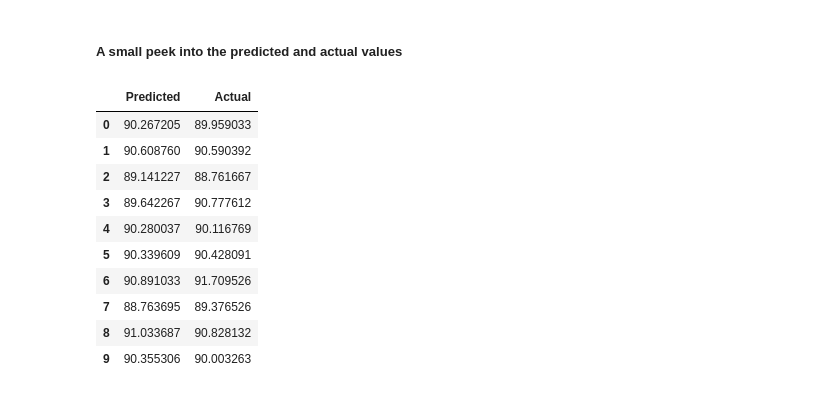
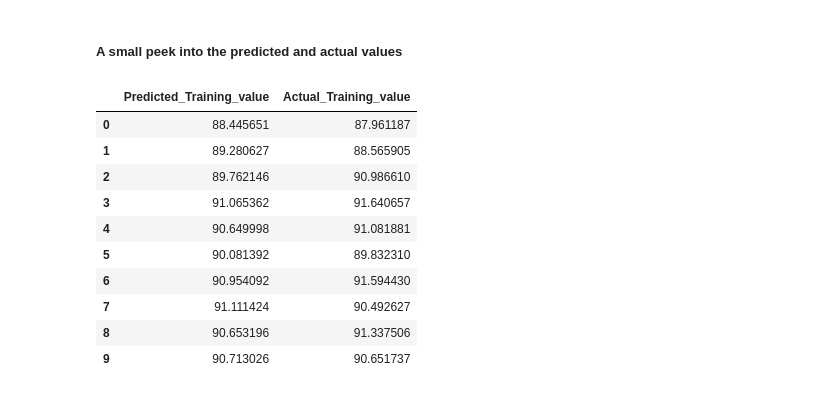
Before and after one commit to andrews-tang/Predicting-the-Recovery-Rate-of-Metal-Ore, a Jupyter notebook: using_classic_algo.ipynb, the cells around one changed output. Saved outputs shown, nothing was run; the diff lists cells and outputs as text; code cells hidden in the pictures.

```diff
--- a/using_classic_algo.ipynb
+++ b/using_classic_algo.ipynb
@@ -55,0 +56,3 @@ Model Coefficient: [ 0.         -0.18372815  0.48856085  0.54176645  0.22409919
+# %%
+y_train_pred_scaled = model.predict(X_train_poly)
+y_train_pred = scaler_Y.inverse_transform(y_train_pred_scaled.reshape(-1, 1))
@@ -75,0 +102,3 @@ compare_df['Actual'] = y_test
+# %%
+compare_train_df = pd.DataFrame(y_train_pred, columns = ['Predicted_Training_value'])
+compare_train_df['Actual_Training_value'] = y_train
@@ -76,16 +108,16 @@ compare_df['Actual'] = y_test
 # %% [markdown]
 ##### A small peek into the predicted and actual values
 # %%
-compare_df.head(10)
+compare_train_df.head(10)
 # %% [output]
-|  | Predicted | Actual |
-| 0 | 90.267205 | 89.959033 |
-| 1 | 90.608760 | 90.590392 |
-| 2 | 89.141227 | 88.761667 |
-| 3 | 89.642267 | 90.777612 |
-| 4 | 90.280037 | 90.116769 |
-| 5 | 90.339609 | 90.428091 |
-| 6 | 90.891033 | 91.709526 |
-| 7 | 88.763695 | 89.376526 |
-| 8 | 91.033687 | 90.828132 |
-| 9 | 90.355306 | 90.003263 |
+|  | Predicted_Training_value | Actual_Training_value |
+| 0 | 88.445651 | 87.961187 |
+| 1 | 89.280627 | 88.565905 |
+| 2 | 89.762146 | 90.986610 |
+| 3 | 91.065362 | 91.640657 |
+| 4 | 90.649998 | 91.081881 |
+| 5 | 90.081392 | 89.832310 |
+| 6 | 90.954092 | 91.594430 |
+| 7 | 91.111424 | 90.492627 |
+| 8 | 90.653196 | 91.337506 |
+| 9 | 90.713026 | 90.651737 |
```
Also changed, not shown: parts of 14 cells of this notebook.
